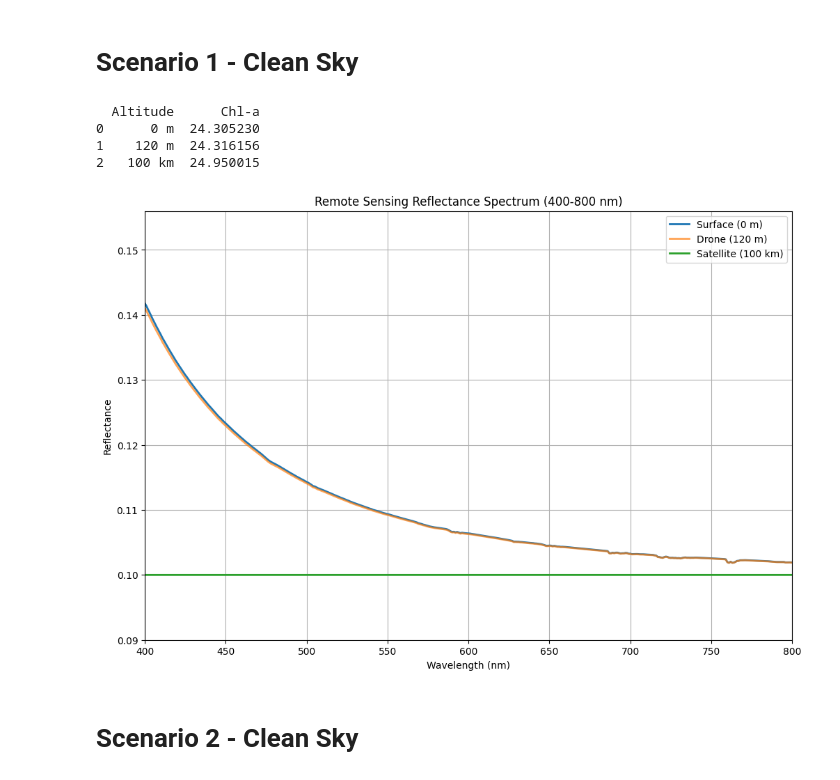
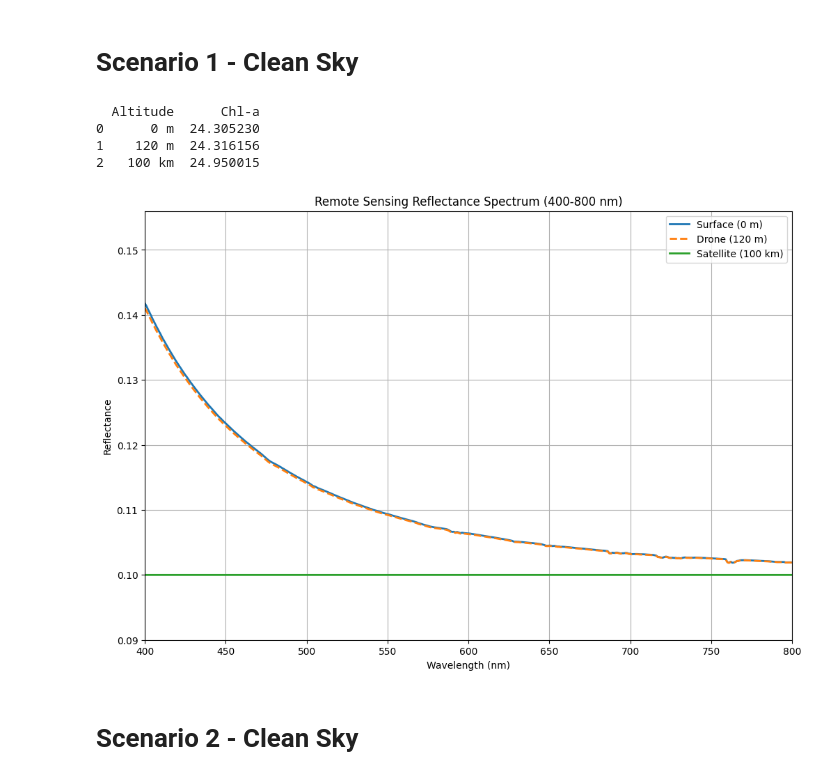
Before and after one commit to SkaugJr/TTK4265-OptiskFjernmaaling, a Jupyter notebook: Prosjekt2/RTM.ipynb, the cells around one changed output. Drawn from its saved outputs; the diff is of its cells as text; code cells hidden in the pictures.

```diff
--- a/Prosjekt2/RTM.ipynb
+++ b/Prosjekt2/RTM.ipynb
@@ -232,35 +232,35 @@ chl_a_120m = calculate_chlorophyll_a(SC1_120m)
 chl_a_TOA = calculate_chlorophyll_a(SC1_TOA)
 
 chl_df = pd.DataFrame({
     'Altitude': ['0 m', '120 m', '100 km'],
     'Chl-a': [chl_a_0m.get('reflectance'), chl_a_120m.get('reflectance'), chl_a_TOA.get('reflectance')]
 })
 
 print(chl_df)
 
 # Plot reflectance spectra
 plt.figure(figsize=(12, 8))
 plt.plot(SC1_0m['lambda'], SC1_0m['reflectance'], label='Surface (0 m)', linewidth=2)
-plt.plot(SC1_120m['lambda'], SC1_120m['reflectance'], label='Drone (120 m)' , linewidth=2 , alpha=0.7)
+plt.plot(SC1_120m['lambda'], SC1_120m['reflectance'], label='Drone (120 m)' , linewidth=2, linestyle='--')
 plt.plot(SC1_TOA['lambda'], SC1_TOA['reflectance'], label='Satellite (100 km)' , linewidth=2)
 plt.xlabel('Wavelength (nm)')
 plt.ylabel('Reflectance')
 plt.title('Remote Sensing Reflectance Spectrum (400-800 nm)')
 plt.legend()
 
 plt.xlim(400, 800)
 plt.ylim(
     min(SC1_0m['reflectance'].min(), SC1_120m['reflectance'].min(), SC1_TOA['reflectance'].min())*0.9,
     max(SC1_0m['reflectance'].max(), SC1_120m['reflectance'].max(), SC1_TOA['reflectance'].max()) * 1.1
 )
 plt.grid(True)
 plt.show()
 # %% [output]
   Altitude      Chl-a
 0      0 m  24.305230
 1    120 m  24.316156
 2   100 km  24.950015
-[figure, old version]
+[figure, new version]
 # %% [markdown]
 # Scenario 2 - Clean Sky
 # %%
```
Also changed, not shown: parts of 3 cells of this notebook, 13 other files.
